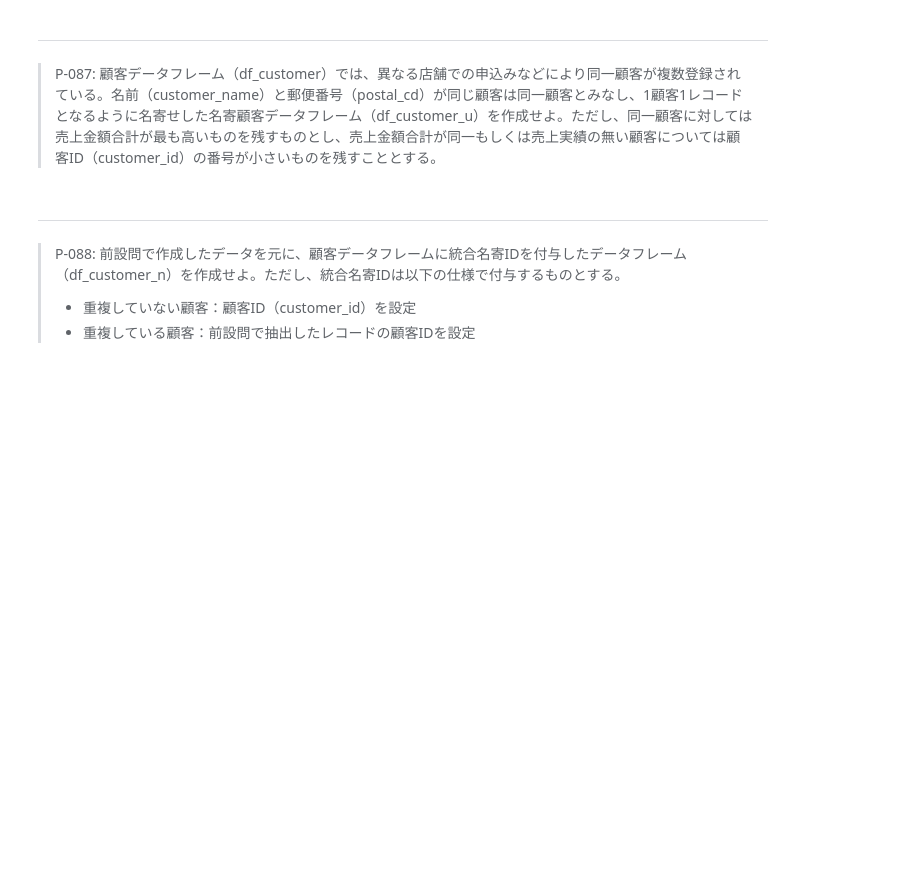
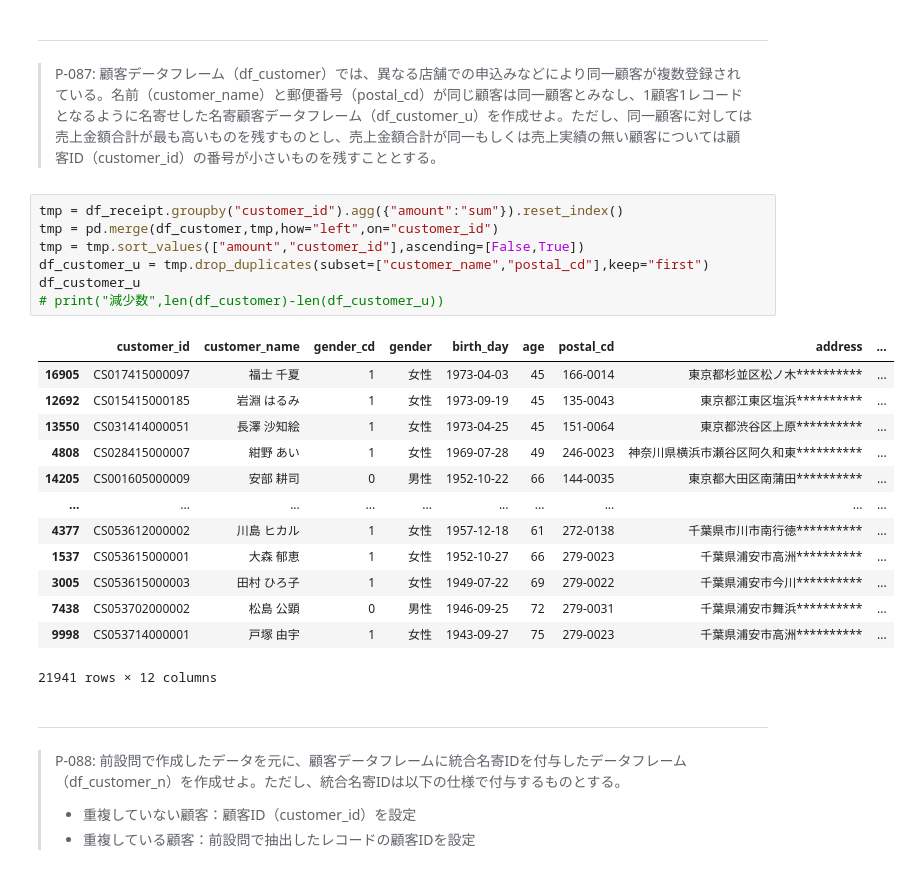
Before and after one commit to twobooks/100knocks-preprocess-training, a Jupyter notebook: docker/work/preprocess_knock_Python.ipynb, the cells around one changed output. Drawn from its saved outputs; the diff is of its cells as text; blank space fills up the shorter version.

```diff
--- a/docker/work/preprocess_knock_Python.ipynb
+++ b/docker/work/preprocess_knock_Python.ipynb
@@ -1964,6 +1993,27 @@ $$
 # %% [markdown]
 ---
 > P-087:  顧客データフレーム（df_customer）では、異なる店舗での申込みなどにより同一顧客が複数登録されている。名前（customer_name）と郵便番号（postal_cd）が同じ顧客は同一顧客とみなし、1顧客1レコードとなるように名寄せした名寄顧客データフレーム（df_customer_u）を作成せよ。ただし、同一顧客に対しては売上金額合計が最も高いものを残すものとし、売上金額合計が同一もしくは売上実績の無い顧客については顧客ID（customer_id）の番号が小さいものを残すこととする。
+# %%
+tmp = df_receipt.groupby("customer_id").agg({"amount":"sum"}).reset_index()
+tmp = pd.merge(df_customer,tmp,how="left",on="customer_id")
+tmp = tmp.sort_values(["amount","customer_id"],ascending=[False,True])
+df_customer_u = tmp.drop_duplicates(subset=["customer_name","postal_cd"],keep="first")
+df_customer_u
+# print("減少数",len(df_customer)-len(df_customer_u))
+# %% [output]
+|  | customer_id | customer_name | gender_cd | gender | birth_day | age | postal_cd | address | ... |
+| 16905 | CS017415000097 | 福士 千夏 | 1 | 女性 | 1973-04-03 | 45 | 166-0014 | 東京都杉並区松ノ木********** | ... |
+| 12692 | CS015415000185 | 岩淵 はるみ | 1 | 女性 | 1973-09-19 | 45 | 135-0043 | 東京都江東区塩浜********** | ... |
+| 13550 | CS031414000051 | 長澤 沙知絵 | 1 | 女性 | 1973-04-25 | 45 | 151-0064 | 東京都渋谷区上原********** | ... |
+| 4808 | CS028415000007 | 紺野 あい | 1 | 女性 | 1969-07-28 | 49 | 246-0023 | 神奈川県横浜市瀬谷区阿久和東********** | ... |
+| 14205 | CS001605000009 | 安部 耕司 | 0 | 男性 | 1952-10-22 | 66 | 144-0035 | 東京都大田区南蒲田********** | ... |
+| ... | ... | ... | ... | ... | ... | ... | ... | ... | ... |
+| 4377 | CS053612000002 | 川島 ヒカル | 1 | 女性 | 1957-12-18 | 61 | 272-0138 | 千葉県市川市南行徳********** | ... |
+| 1537 | CS053615000001 | 大森 郁恵 | 1 | 女性 | 1952-10-27 | 66 | 279-0023 | 千葉県浦安市高洲********** | ... |
+| 3005 | CS053615000003 | 田村 ひろ子 | 1 | 女性 | 1949-07-22 | 69 | 279-0022 | 千葉県浦安市今川********** | ... |
+| 7438 | CS053702000002 | 松島 公顕 | 0 | 男性 | 1946-09-25 | 72 | 279-0031 | 千葉県浦安市舞浜********** | ... |
+| 9998 | CS053714000001 | 戸塚 由宇 | 1 | 女性 | 1943-09-27 | 75 | 279-0023 | 千葉県浦安市高洲********** | ... |
+21941 rows × 12 columns
 # %% [markdown]
 ---
 > P-088: 前設問で作成したデータを元に、顧客データフレームに統合名寄IDを付与したデータフレーム（df_customer_n）を作成せよ。ただし、統合名寄IDは以下の仕様で付与するものとする。
```
Also changed, not shown: parts of 3 cells of this notebook, 1 other file.
